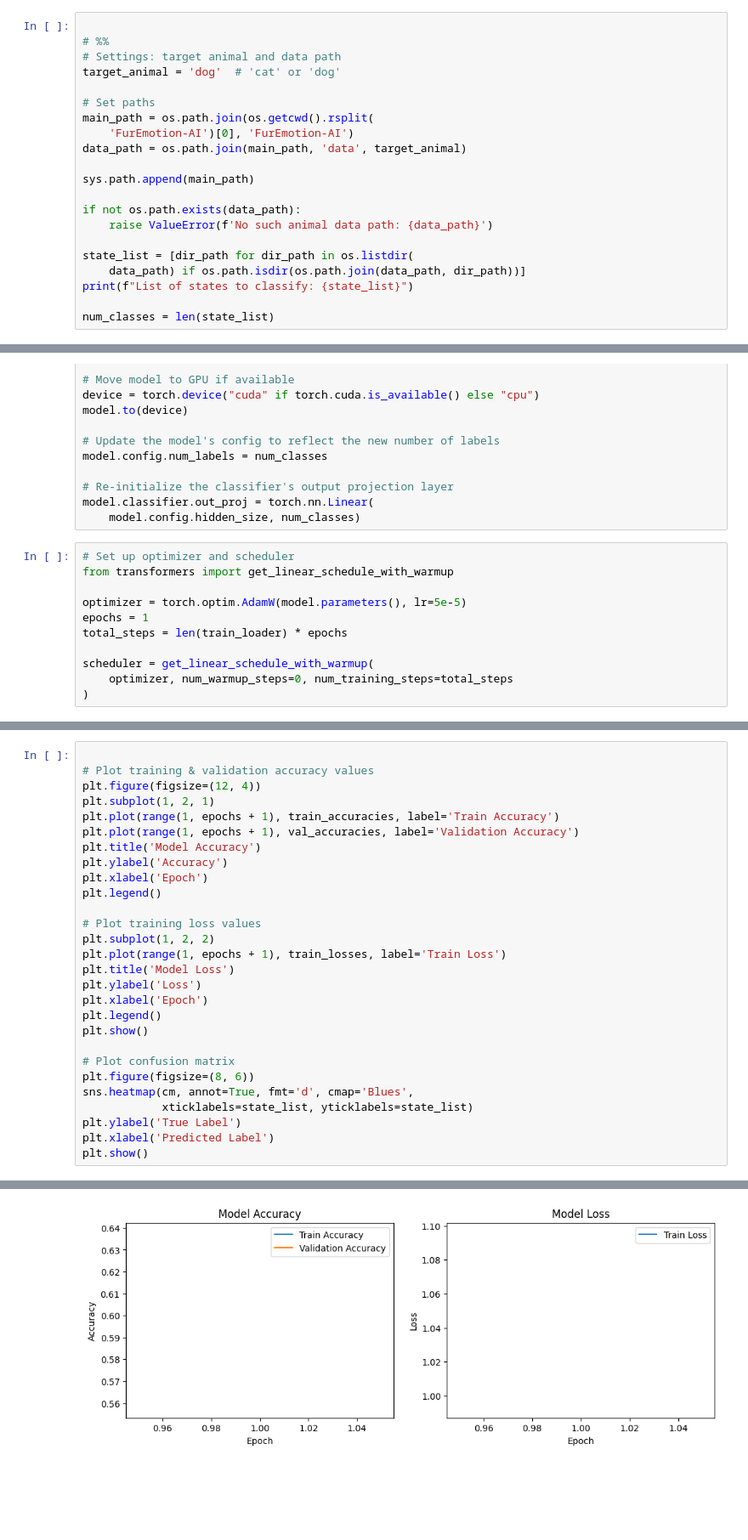
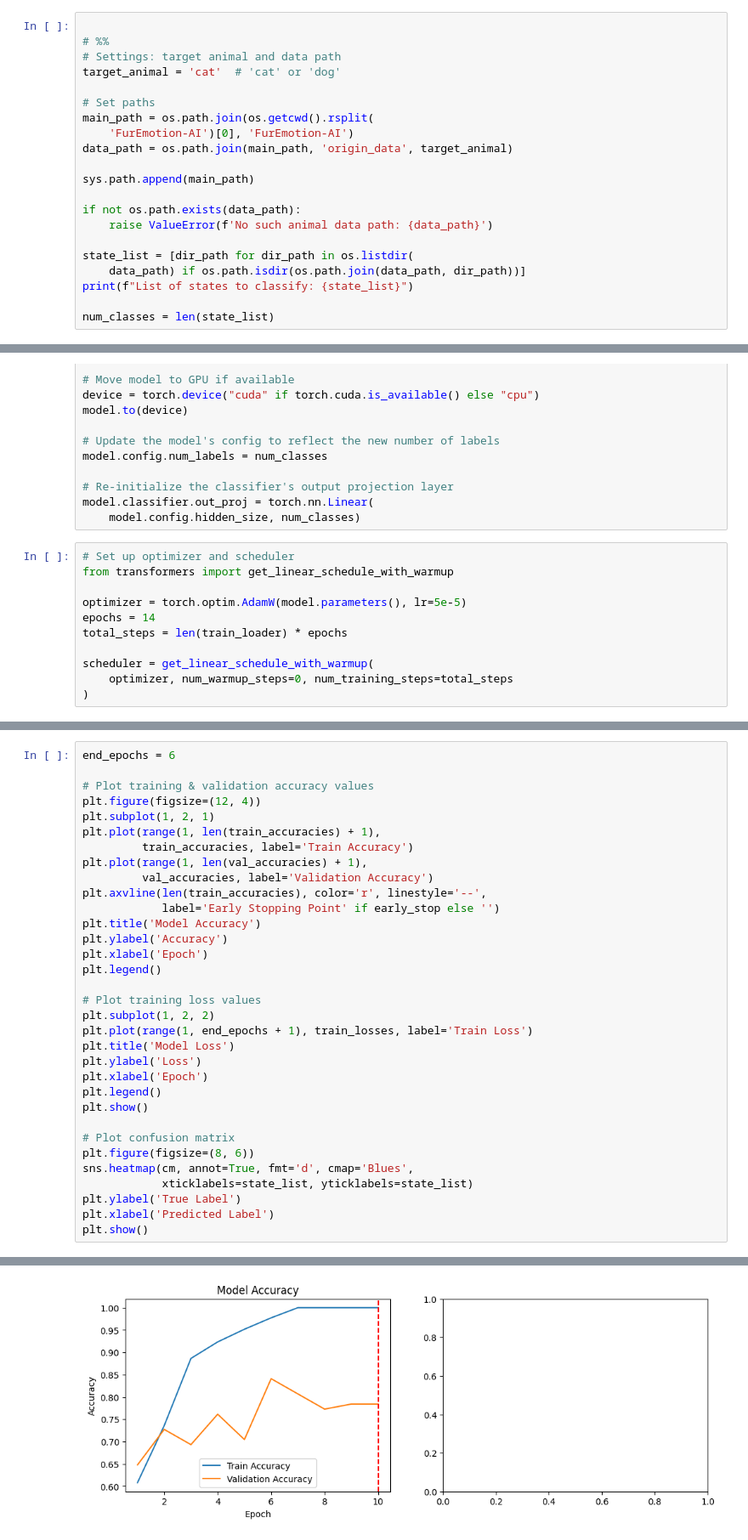
Before and after one commit to FurEmotion/FurEmotion-AI, a Jupyter notebook: model/ast.ipynb, the cells around one changed output, grey strips where cells are left out. Shown at 85% size. Drawn from its saved outputs; the diff is of its cells as text; blank space fills up the shorter version.

```diff
--- a/model/ast.ipynb
+++ b/model/ast.ipynb
@@ -16,12 +16,12 @@ from tqdm import tqdm
 
 # %%
 # Settings: target animal and data path
-target_animal = 'dog'  # 'cat' or 'dog'
+target_animal = 'cat'  # 'cat' or 'dog'
 
 # Set paths
 main_path = os.path.join(os.getcwd().rsplit(
     'FurEmotion-AI')[0], 'FurEmotion-AI')
-data_path = os.path.join(main_path, 'data', target_animal)
+data_path = os.path.join(main_path, 'origin_data', target_animal)
 
 sys.path.append(main_path)
 
@@ -129,7 +129,7 @@ model.classifier.out_proj = torch.nn.Linear(
 from transformers import get_linear_schedule_with_warmup
 
 optimizer = torch.optim.AdamW(model.parameters(), lr=5e-5)
-epochs = 1
+epochs = 14
 total_steps = len(train_loader) * epochs
 
 scheduler = get_linear_schedule_with_warmup(
@@ -257,10 +314,15 @@ Non-default generation parameters: {'max_length': 1024}
 # %%
+end_epochs = 6
 
 # Plot training & validation accuracy values
 plt.figure(figsize=(12, 4))
 plt.subplot(1, 2, 1)
-plt.plot(range(1, epochs + 1), train_accuracies, label='Train Accuracy')
-plt.plot(range(1, epochs + 1), val_accuracies, label='Validation Accuracy')
+plt.plot(range(1, len(train_accuracies) + 1),
+         train_accuracies, label='Train Accuracy')
+plt.plot(range(1, len(val_accuracies) + 1),
+         val_accuracies, label='Validation Accuracy')
+plt.axvline(len(train_accuracies), color='r', linestyle='--',
+            label='Early Stopping Point' if early_stop else '')
 plt.title('Model Accuracy')
 plt.ylabel('Accuracy')
 plt.xlabel('Epoch')
@@ -268,7 +330,7 @@ plt.legend()
 
 # Plot training loss values
 plt.subplot(1, 2, 2)
-plt.plot(range(1, epochs + 1), train_losses, label='Train Loss')
+plt.plot(range(1, end_epochs + 1), train_losses, label='Train Loss')
 plt.title('Model Loss')
 plt.ylabel('Loss')
 plt.xlabel('Epoch')
@@ -286 +349 @@ plt.show()
-[figure, old version]
+[figure, new version]
```
Also changed, not shown: parts of 5 cells of this notebook, 3 other files.
